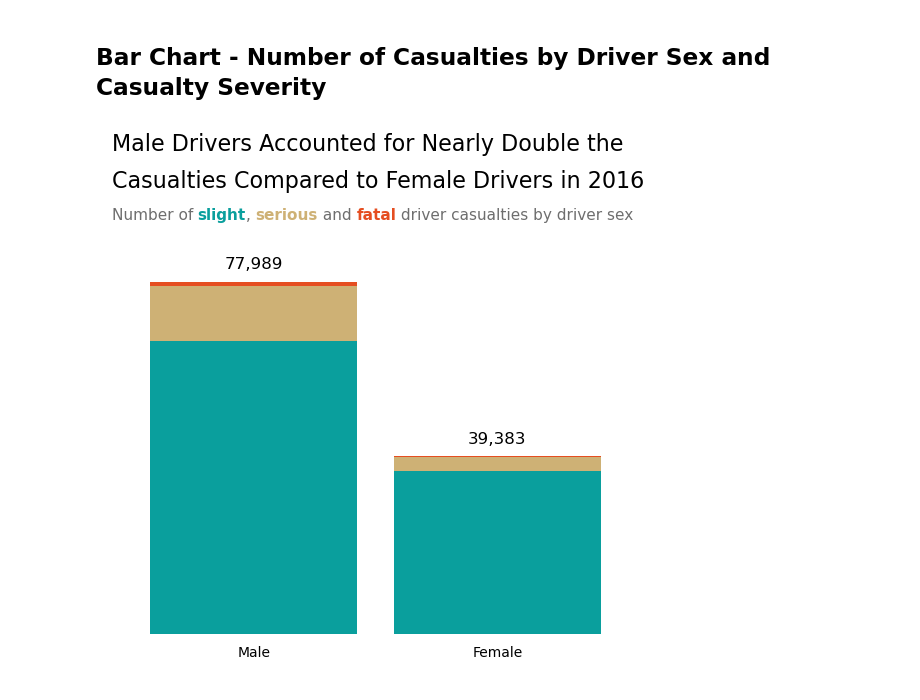
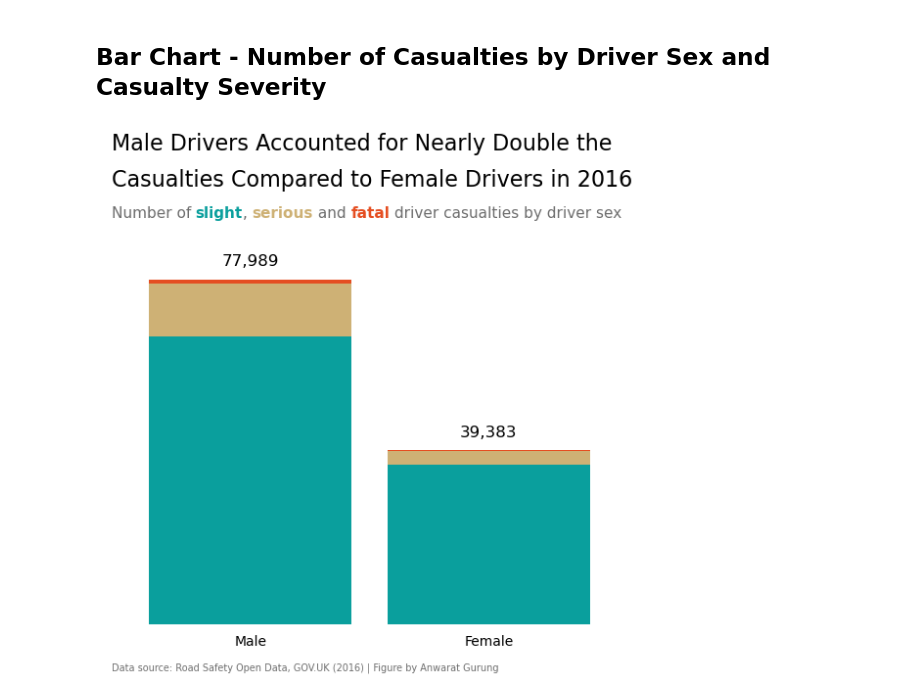
Before and after one commit to anw-g01/dataviz-anw, a Jupyter notebook: road_safety_open_data_2016/notebooks/casualty_severity_by_sex.ipynb, the cells around one changed output. Saved outputs shown, nothing was run; the diff lists cells and outputs as text; code cells hidden in the pictures.

Commit message:
add chart caption

```diff
--- a/road_safety_open_data_2016/notebooks/casualty_severity_by_sex.ipynb
+++ b/road_safety_open_data_2016/notebooks/casualty_severity_by_sex.ipynb
@@ -91,31 +91,41 @@ for i, total in enumerate(totals):
         color="black"
     )
 
 # chart title
 x_value, y_value = 0.10, 1.04    # starting location of title text in figure coordinates
 fig.text(
     x=x_value, y=y_value,
     s = "Male Drivers Accounted for Nearly Double the\nCasualties Compared to Female Drivers in 2016",
     fontsize=16,
     linespacing=1.8
 )
 
 # chart subtitle
 fig_text(
     x=x_value, y=y_value * 0.96,
     s="Number of <slight>, <serious> and <fatal> driver casualties by driver sex",
     highlight_textprops=[
         {"color": colours[0], "weight": "bold"},
         {"color": colours[1], "weight": "bold"},
         {"color": colours[2], "weight": "bold"},
     ],
     fontsize=11,
     color="#6e6e6e"
 )
 
+# chart caption
+fig.text(
+    x_value, 0.005,
+    "Data source: Road Safety Open Data, GOV.UK (2016) | Figure by Anwarat Gurung",
+    ha="left",
+    va="bottom",
+    fontsize=7,
+    color="#6e6e6e",
+)
+
 # save figure as an image file
 plt.savefig("../images/casualty_severity_by_sex.png", dpi=200, bbox_inches="tight")
 
 plt.show()
 # %% [output]
-[figure, old version]
+[figure, new version]
```
Also changed, not shown: 1 other file.
